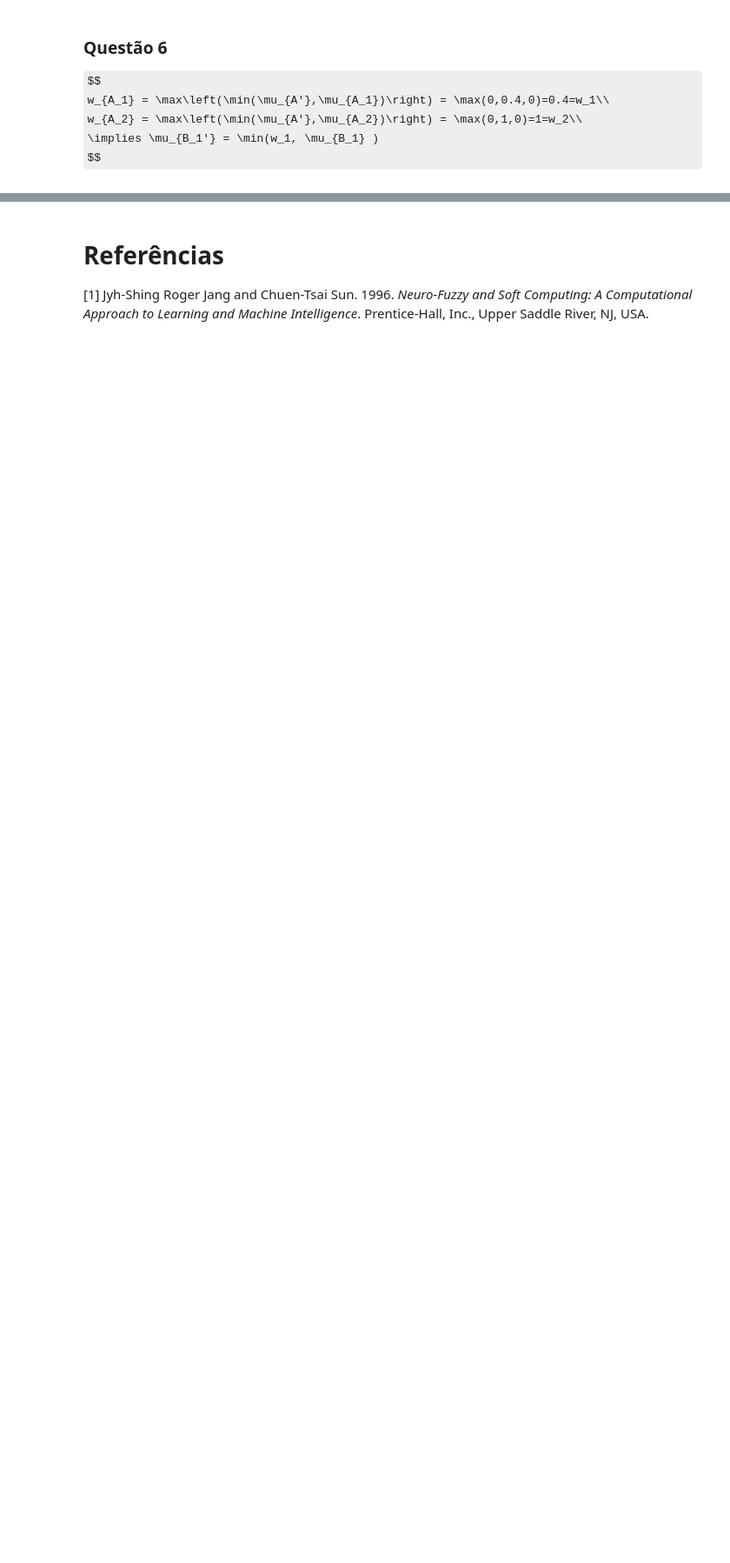
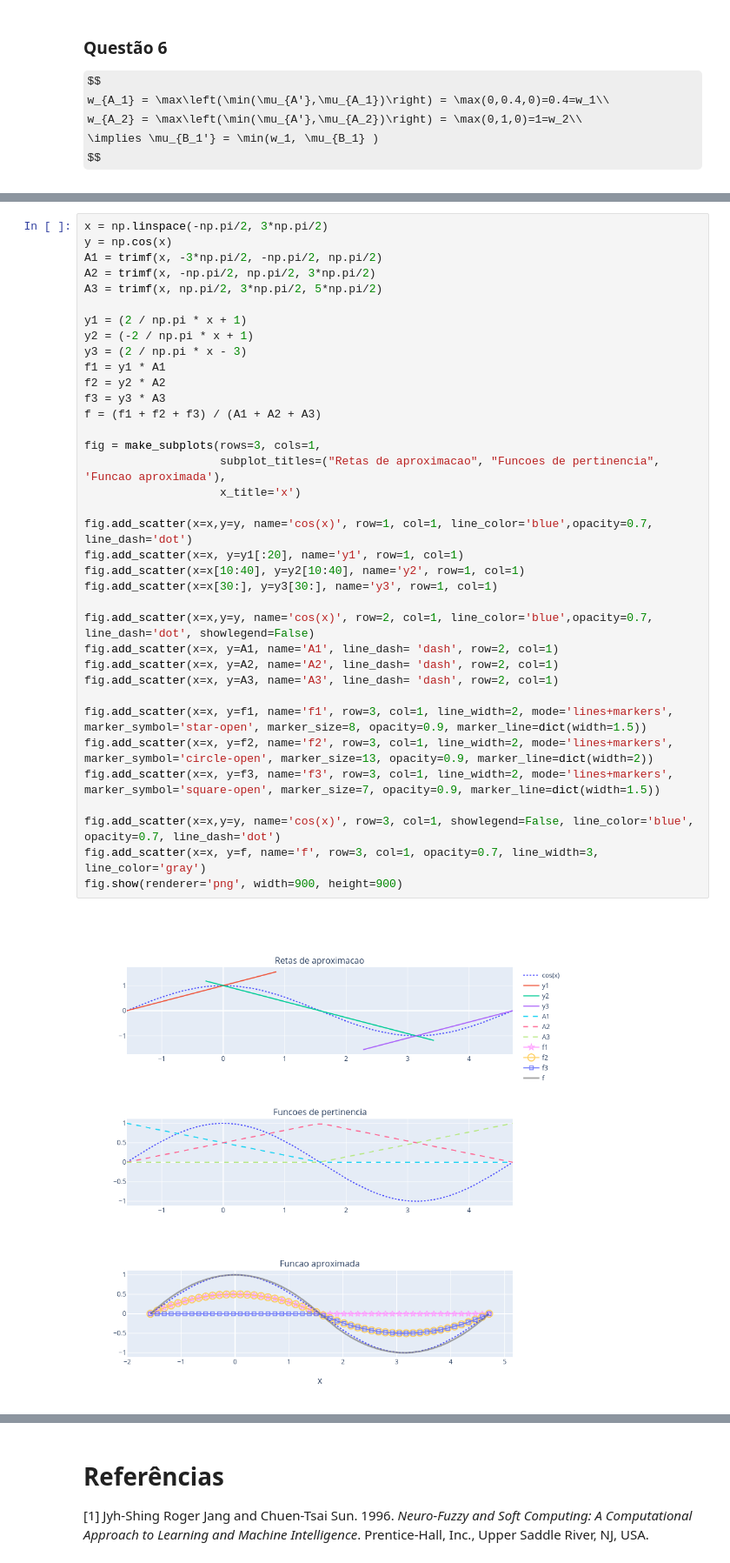
Before and after one commit to fbartelt/Sistemas-Nebulosos, a Jupyter notebook: TP2/Felipe_Bartelt_Wanderson_Maciel.ipynb, the cells around one changed output, grey strips where cells are left out. Shown at 87% size. Drawn from its saved outputs; the diff is of its cells as text; some formulas as TeX source; blank space fills up the shorter version.

```diff
--- a/TP2/Felipe_Bartelt_Wanderson_Maciel.ipynb
+++ b/TP2/Felipe_Bartelt_Wanderson_Maciel.ipynb
@@ -186,0 +204,38 @@ Então $A_1 = \text{trimf}\left(x, \left[-\frac{\pi}{2},\ 0,\ \frac{\pi}{2}\righ
+# %%
+x = np.linspace(-np.pi/2, 3*np.pi/2)
+y = np.cos(x)
+A1 = trimf(x, -3*np.pi/2, -np.pi/2, np.pi/2)
+A2 = trimf(x, -np.pi/2, np.pi/2, 3*np.pi/2)
+A3 = trimf(x, np.pi/2, 3*np.pi/2, 5*np.pi/2)
+
+y1 = (2 / np.pi * x + 1)
+y2 = (-2 / np.pi * x + 1)
+y3 = (2 / np.pi * x - 3)
+f1 = y1 * A1
+f2 = y2 * A2
+f3 = y3 * A3
+f = (f1 + f2 + f3) / (A1 + A2 + A3)
+
+fig = make_subplots(rows=3, cols=1,
+                    subplot_titles=("Retas de aproximacao", "Funcoes de pertinencia", 'Funcao aproximada'),
+                    x_title='x')
+
+fig.add_scatter(x=x,y=y, name='cos(x)', row=1, col=1, line_color='blue',opacity=0.7, line_dash='dot')
+fig.add_scatter(x=x, y=y1[:20], name='y1', row=1, col=1)
+fig.add_scatter(x=x[10:40], y=y2[10:40], name='y2', row=1, col=1)
+fig.add_scatter(x=x[30:], y=y3[30:], name='y3', row=1, col=1)
+
+fig.add_scatter(x=x,y=y, name='cos(x)', row=2, col=1, line_color='blue',opacity=0.7, line_dash='dot', showlegend=False)
+fig.add_scatter(x=x, y=A1, name='A1', line_dash= 'dash', row=2, col=1)
+fig.add_scatter(x=x, y=A2, name='A2', line_dash= 'dash', row=2, col=1)
+fig.add_scatter(x=x, y=A3, name='A3', line_dash= 'dash', row=2, col=1)
+
+fig.add_scatter(x=x, y=f1, name='f1', row=3, col=1, line_width=2, mode='lines+markers', marker_symbol='star-open', marker_size=8, opacity=0.9, marker_line=dict(width=1.5))
+fig.add_scatter(x=x, y=f2, name='f2', row=3, col=1, line_width=2, mode='lines+markers', marker_symbol='circle-open', marker_size=13, opacity=0.9, marker_line=dict(width=2))
+fig.add_scatter(x=x, y=f3, name='f3', row=3, col=1, line_width=2, mode='lines+markers', marker_symbol='square-open', marker_size=7, opacity=0.9, marker_line=dict(width=1.5))
+
+fig.add_scatter(x=x,y=y, name='cos(x)', row=3, col=1, showlegend=False, line_color='blue', opacity=0.7, line_dash='dot')
+fig.add_scatter(x=x, y=f, name='f', row=3, col=1, opacity=0.7, line_width=3, line_color='gray')
+fig.show(renderer='png', width=900, height=900)
+# %% [output]
+[figure, added]
```
Also changed, not shown: parts of 24 cells of this notebook, 1 other file.
